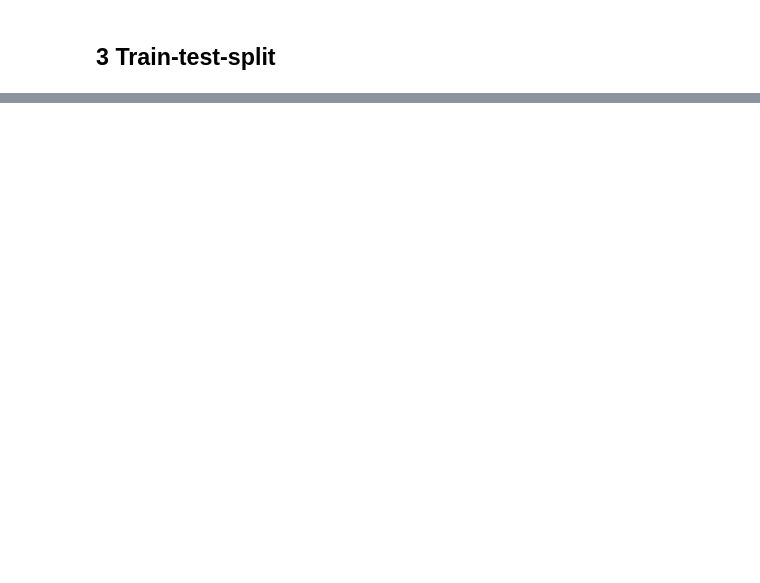
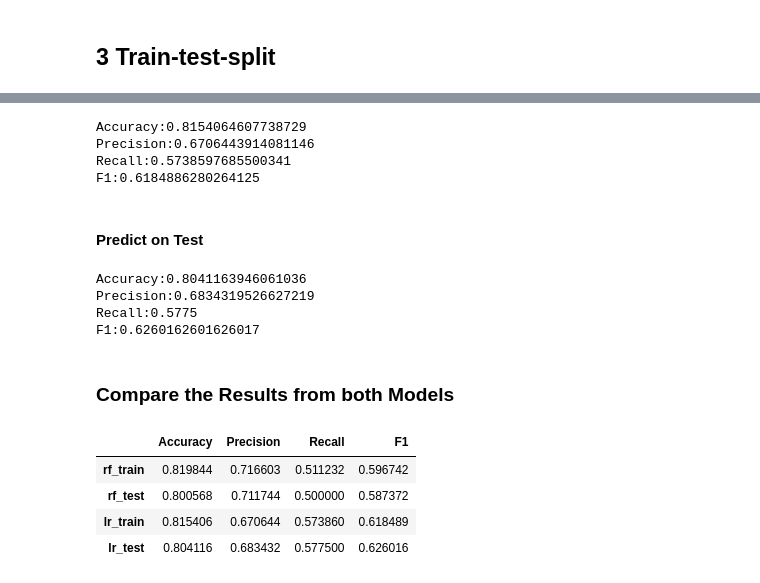
Before and after one commit to ldearlove/Digital-Futures-Swan-Project, a Jupyter notebook: White Swan.ipynb, the cells around one changed output, grey strips where cells are left out. Cells and saved outputs as stored; diff of their text form; code cells hidden in the pictures; blank space fills up the shorter version.

```diff
--- a/White Swan.ipynb
+++ b/White Swan.ipynb
@@ -145,0 +463,42 @@ null_vals(df) #Display the table
+# %%
+# I use the model to predict on X_train
+y_pred_lr = lr.predict(X_train_fe_s)
+# %%
+# Check the metrics
+apr_lr = apr(y_pred_lr, y_train)
+# %% [output]
+Accuracy:0.8154064607738729
+Precision:0.6706443914081146
+Recall:0.5738597685500341
+F1:0.6184886280264125
+# %% [markdown]
+#### Predict on Test
+# %%
+# I use the model to predict on X_train
+y_test_pred_lr = lr.predict(X_test_fe_s)
+# %%
+# Check the metrics
+apr_test_lr = apr(y_test_pred_lr, y_test)
+# %% [output]
+Accuracy:0.8041163946061036
+Precision:0.6834319526627219
+Recall:0.5775
+F1:0.6260162601626017
+# %% [markdown]
+### Compare the Results from both Models
+# %%
+# Create Table to see all the Metrics for all the tests we ran:
+am = {'': ['Accuracy', 'Precision', 'Recall', 'F1'],
+               'rf_train': apr_rf,
+               'rf_test': apr_test_rf,
+               'lr_train': apr_lr,
+               'lr_test':apr_test_lr}
+
+all_metrics = pd.DataFrame(am).set_index('').transpose()
+all_metrics
+# %% [output]
+|  | Accuracy | Precision | Recall | F1 |
+| rf_train | 0.819844 | 0.716603 | 0.511232 | 0.596742 |
+| rf_test | 0.800568 | 0.711744 | 0.500000 | 0.587372 |
+| lr_train | 0.815406 | 0.670644 | 0.573860 | 0.618489 |
+| lr_test | 0.804116 | 0.683432 | 0.577500 | 0.626016 |
```
Also changed, not shown: parts of 61 cells of this notebook.
